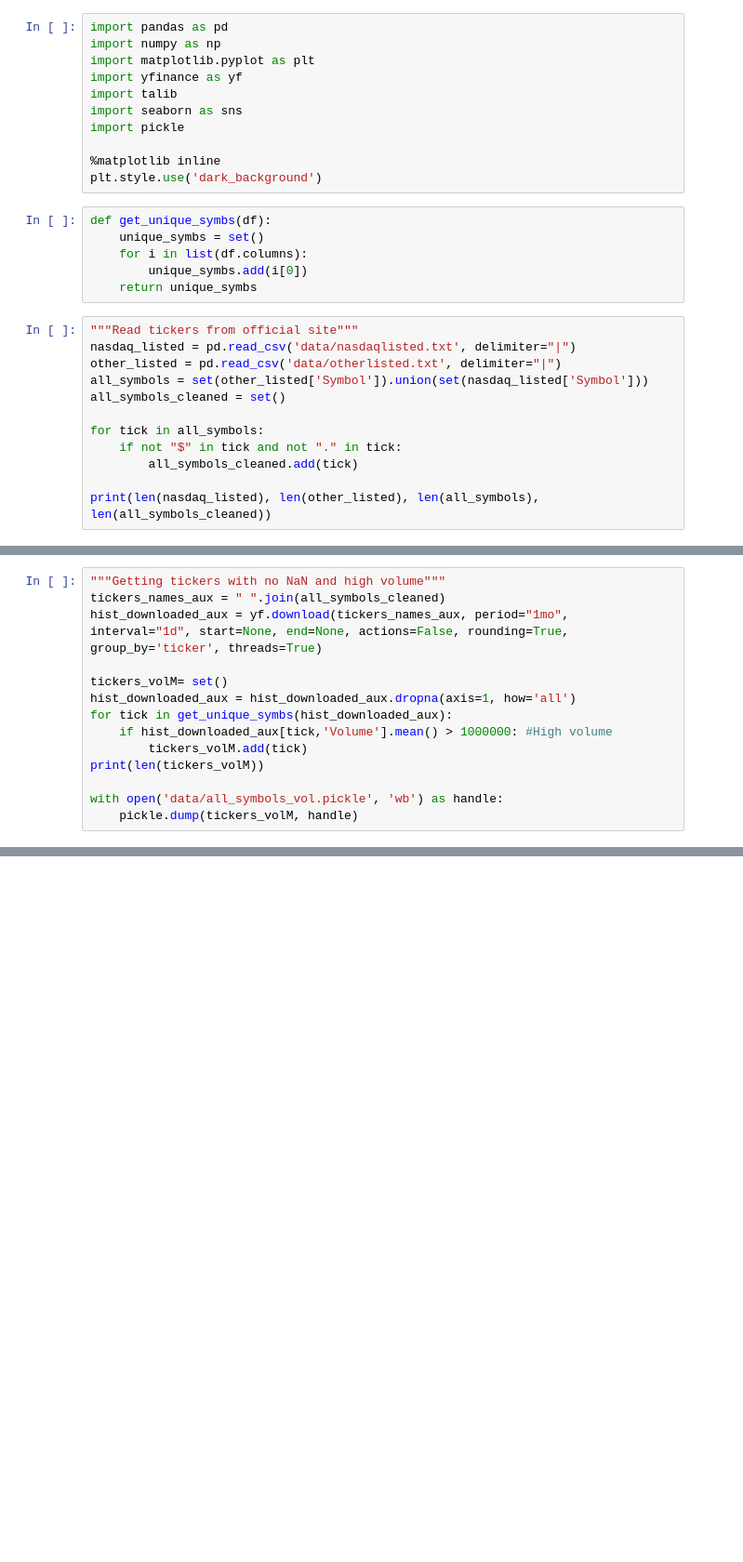
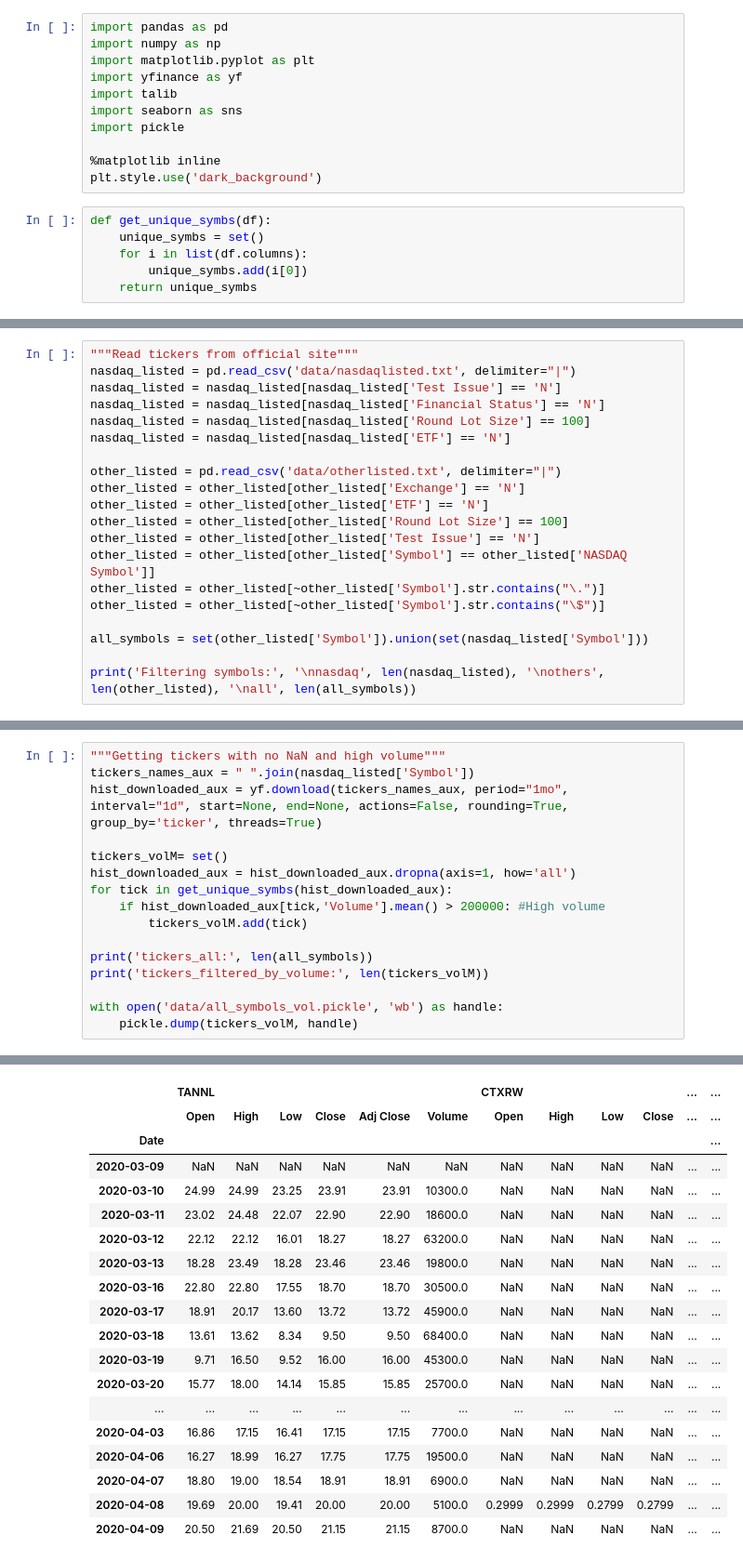
Before and after one commit to sanxlop/stocks, a Jupyter notebook: discount_risk.ipynb, the cells around one changed output, grey strips where cells are left out. Shown at 93% size. Cells and saved outputs as stored; diff of their text form; blank space fills up the shorter version.

```diff
--- a/discount_risk.ipynb
+++ b/discount_risk.ipynb
@@ -15,15 +15,3 @@ def get_unique_symbs(df):
     for i in list(df.columns):
         unique_symbs.add(i[0])
     return unique_symbs
-# %%
-"""Read tickers from official site"""
-nasdaq_listed = pd.read_csv('data/nasdaqlisted.txt', delimiter="|")
-other_listed = pd.read_csv('data/otherlisted.txt', delimiter="|")
-all_symbols = set(other_listed['Symbol']).union(set(nasdaq_listed['Symbol']))
-all_symbols_cleaned = set()
-
-for tick in all_symbols:
-    if not "$" in tick and not "." in tick:
-        all_symbols_cleaned.add(tick)
-
-print(len(nasdaq_listed), len(other_listed), len(all_symbols), len(all_symbols_cleaned))
@@ -31,0 +18,20 @@ print(len(nasdaq_listed), len(other_listed), len(all_symbols), len(all_symbols_c
+# %%
+"""Read tickers from official site"""
+nasdaq_listed = pd.read_csv('data/nasdaqlisted.txt', delimiter="|")
+nasdaq_listed = nasdaq_listed[nasdaq_listed['Test Issue'] == 'N']
+nasdaq_listed = nasdaq_listed[nasdaq_listed['Financial Status'] == 'N']
+nasdaq_listed = nasdaq_listed[nasdaq_listed['Round Lot Size'] == 100]
+nasdaq_listed = nasdaq_listed[nasdaq_listed['ETF'] == 'N']
+
+other_listed = pd.read_csv('data/otherlisted.txt', delimiter="|")
+other_listed = other_listed[other_listed['Exchange'] == 'N']
+other_listed = other_listed[other_listed['ETF'] == 'N']
+other_listed = other_listed[other_listed['Round Lot Size'] == 100]
+other_listed = other_listed[other_listed['Test Issue'] == 'N']
+other_listed = other_listed[other_listed['Symbol'] == other_listed['NASDAQ Symbol']]
+other_listed = other_listed[~other_listed['Symbol'].str.contains("\.")]
+other_listed = other_listed[~other_listed['Symbol'].str.contains("\$")]
+
+all_symbols = set(other_listed['Symbol']).union(set(nasdaq_listed['Symbol']))
+
+print('Filtering symbols:', '\nnasdaq', len(nasdaq_listed), '\nothers', len(other_listed), '\nall', len(all_symbols))
@@ -32,14 +43,16 @@ print(len(nasdaq_listed), len(other_listed), len(all_symbols), len(all_symbols_c
 # %%
 """Getting tickers with no NaN and high volume"""
-tickers_names_aux = " ".join(all_symbols_cleaned)
+tickers_names_aux = " ".join(nasdaq_listed['Symbol'])
 hist_downloaded_aux = yf.download(tickers_names_aux, period="1mo", interval="1d", start=None, end=None, actions=False, rounding=True, group_by='ticker', threads=True)
 
 tickers_volM= set()
 hist_downloaded_aux = hist_downloaded_aux.dropna(axis=1, how='all')
 for tick in get_unique_symbs(hist_downloaded_aux):
-    if hist_downloaded_aux[tick,'Volume'].mean() > 1000000: #High volume
+    if hist_downloaded_aux[tick,'Volume'].mean() > 200000: #High volume
         tickers_volM.add(tick)
-print(len(tickers_volM))
+
+print('tickers_all:', len(all_symbols))
+print('tickers_filtered_by_volume:', len(tickers_volM))
 
 with open('data/all_symbols_vol.pickle', 'wb') as handle:
     pickle.dump(tickers_volM, handle)
@@ -47,0 +79,19 @@ with open('data/all_symbols_vol.pickle', 'wb') as handle:
+|  | TANNL |  |  |  |  |  | CTXRW |  |  |  | ... | ... |
+|  | Open | High | Low | Close | Adj Close | Volume | Open | High | Low | Close | ... | ... |
+| Date |  |  |  |  |  |  |  |  |  |  |  | ... |
+| 2020-03-09 | NaN | NaN | NaN | NaN | NaN | NaN | NaN | NaN | NaN | NaN | ... | ... |
+| 2020-03-10 | 24.99 | 24.99 | 23.25 | 23.91 | 23.91 | 10300.0 | NaN | NaN | NaN | NaN | ... | ... |
+| 2020-03-11 | 23.02 | 24.48 | 22.07 | 22.90 | 22.90 | 18600.0 | NaN | NaN | NaN | NaN | ... | ... |
+| 2020-03-12 | 22.12 | 22.12 | 16.01 | 18.27 | 18.27 | 63200.0 | NaN | NaN | NaN | NaN | ... | ... |
+| 2020-03-13 | 18.28 | 23.49 | 18.28 | 23.46 | 23.46 | 19800.0 | NaN | NaN | NaN | NaN | ... | ... |
+| 2020-03-16 | 22.80 | 22.80 | 17.55 | 18.70 | 18.70 | 30500.0 | NaN | NaN | NaN | NaN | ... | ... |
+| 2020-03-17 | 18.91 | 20.17 | 13.60 | 13.72 | 13.72 | 45900.0 | NaN | NaN | NaN | NaN | ... | ... |
+| 2020-03-18 | 13.61 | 13.62 | 8.34 | 9.50 | 9.50 | 68400.0 | NaN | NaN | NaN | NaN | ... | ... |
+| 2020-03-19 | 9.71 | 16.50 | 9.52 | 16.00 | 16.00 | 45300.0 | NaN | NaN | NaN | NaN | ... | ... |
+| 2020-03-20 | 15.77 | 18.00 | 14.14 | 15.85 | 15.85 | 25700.0 | NaN | NaN | NaN | NaN | ... | ... |
+| ... | ... | ... | ... | ... | ... | ... | ... | ... | ... | ... | ... | ... |
+| 2020-04-03 | 16.86 | 17.15 | 16.41 | 17.15 | 17.15 | 7700.0 | NaN | NaN | NaN | NaN | ... | ... |
+| 2020-04-06 | 16.27 | 18.99 | 16.27 | 17.75 | 17.75 | 19500.0 | NaN | NaN | NaN | NaN | ... | ... |
+| 2020-04-07 | 18.80 | 19.00 | 18.54 | 18.91 | 18.91 | 6900.0 | NaN | NaN | NaN | NaN | ... | ... |
+| 2020-04-08 | 19.69 | 20.00 | 19.41 | 20.00 | 20.00 | 5100.0 | 0.2999 | 0.2999 | 0.2799 | 0.2799 | ... | ... |
+| 2020-04-09 | 20.50 | 21.69 | 20.50 | 21.15 | 21.15 | 8700.0 | NaN | NaN | NaN | NaN | ... | ... |
```
Also changed, not shown: parts of 8 cells of this notebook, 3 other files.
